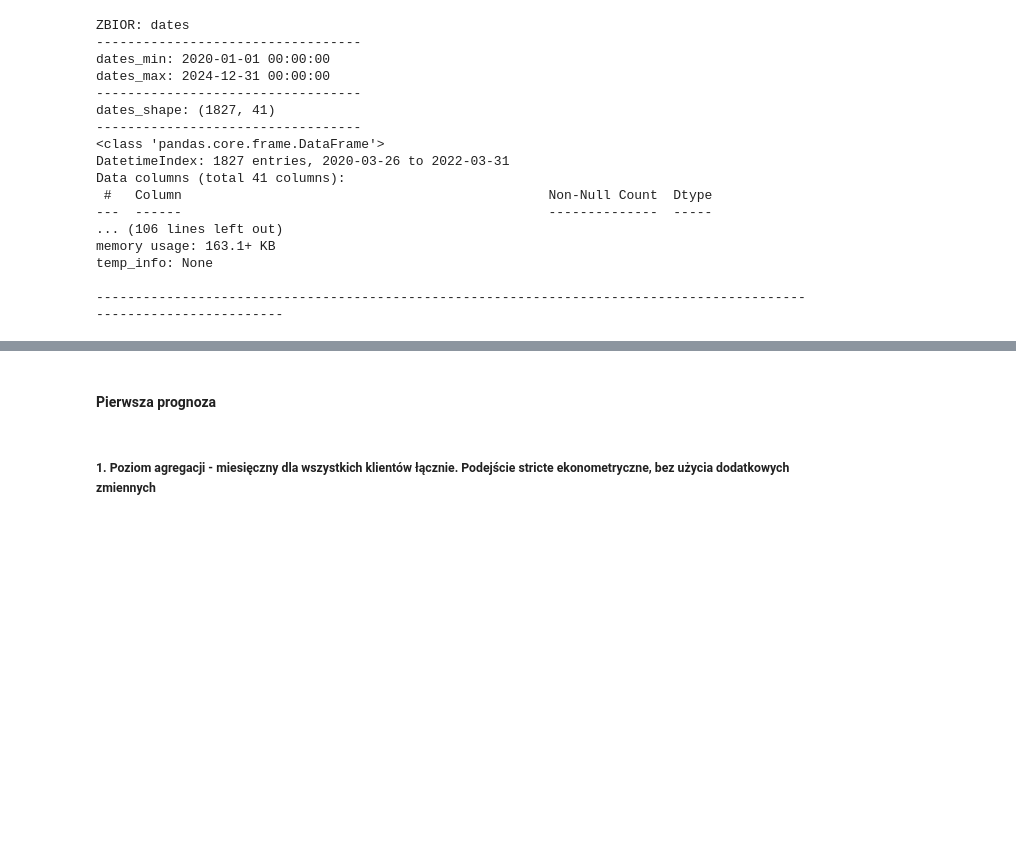
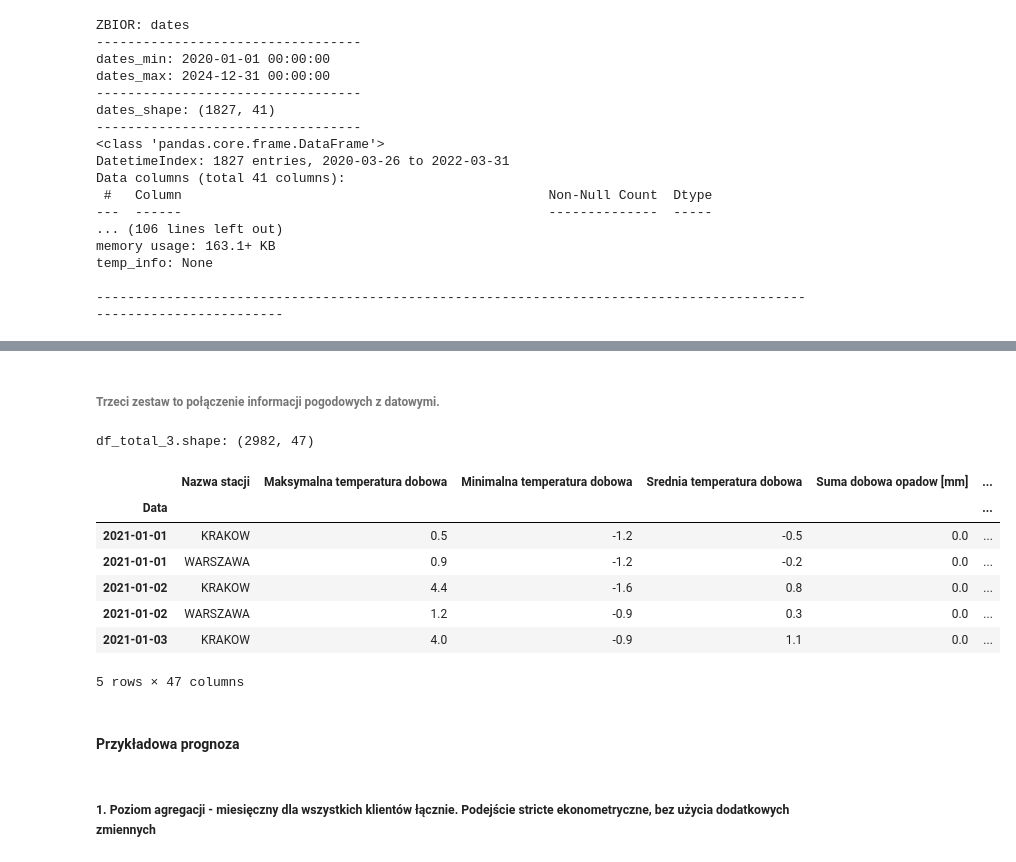
Before and after one commit to pawel-kowal/inp, a Jupyter notebook: analiza.ipynb, the cells around one changed output, grey strips where cells are left out. Drawn from its saved outputs; the diff is of its cells as text; code cells hidden in the pictures; blank space fills up the shorter version.

```diff
--- a/analiza.ipynb
+++ b/analiza.ipynb
@@ -57,7 +57,7 @@ X_client_orders.head()
 # %% [markdown]
 ##### Dane "pogodowe"
 # %%
-path = r'C:\Users\user\Zadanie_Rekrutacyjne2024\Zadanie_Rekrutacyjne2024\Zadanie_Dane_Temperatura'
+path = r'C:\Users\pkowa\inp-main\inp-main\Zadanie_Dane_Temperatura\Zadanie_Dane_Temperatura'
 files = os.listdir(path)
 temp = pd.DataFrame()
 
@@ -88,7 +88,7 @@ print(temp.tail())
 # %% [markdown]
 Wnioskując po rozmiarach plików, dane od sierpnia 2023 są w innym formacie. Przez co złączenie wszystkich jednocześnie nie zadziała.
 # %%
-df = pd.read_csv(r"C:\Users\user\Zadanie_Rekrutacyjne2024\Zadanie_Rekrutacyjne2024\Zadanie_Dane_Temperatura\k_d_08_2023.csv", encoding='windows-1250')
+df = pd.read_csv(r"C:\Users\pkowa\inp-main\inp-main\Zadanie_Dane_Temperatura\Zadanie_Dane_Temperatura\k_d_08_2023.csv", encoding='windows-1250')
 df = df.drop(df.columns[[0,6,8,10,12,14,15,16,17]], axis=1) # sposób pozwalający pozbyć się zbędnych nulli, jednak nie mam pewności, że jest to poprawne założenie, ponieważ nie mam nazw kolumn
 df.head()
 # %% [output]
@@ -117,7 +117,7 @@ array(['PSZCZYNA', 'BRENNA', 'JABŁONKA', 'POLANA CHOCHOŁOWSKA',
 # %% [markdown]
 Widzę, że od sierpnia 2023 mamy dane dla większej ilości miast. Dodatkowo w Warszawę i Kraków mamy inaczej zapisane.
 # %%
-columns = pd.read_csv(r"C:\Users\user\Zadanie_Rekrutacyjne2024\Zadanie_Rekrutacyjne2024\Zadanie_Dane_Temperatura\k_d_01_2021.csv").columns
+columns = pd.read_csv(r"C:\Users\pkowa\inp-main\inp-main\Zadanie_Dane_Temperatura\Zadanie_Dane_Temperatura\k_d_01_2021.csv").columns
 row_0 = df.columns
 df.columns = columns
 pd.DataFrame(list(row_0), list(columns)).T
@@ -151,7 +151,7 @@ def clean_data(df):
     df = pd.concat([pd.DataFrame(list(row_0), list(columns)).T, df], axis=0)
     return df
 # %%
-path = r'C:\Users\user\Zadanie_Rekrutacyjne2024\Zadanie_Rekrutacyjne2024\Zadanie_Dane_Temperatura'
+path = r'C:\Users\pkowa\inp-main\inp-main\Zadanie_Dane_Temperatura\Zadanie_Dane_Temperatura'
 files = os.listdir(path)
 temp = pd.DataFrame()
 for file in files:
@@ -330,5 +363,21 @@ temp_info: None
+# %% [markdown]
+###### Trzeci zestaw to połączenie informacji pogodowych z datowymi.
+# %%
+df_total_3 = temp.join(dates)
+print(f'df_total_3.shape: {df_total_3.shape}')
+df_total_3.head()
+# %% [output]
+df_total_3.shape: (2982, 47)
+|  | Nazwa stacji | Maksymalna temperatura dobowa | Minimalna temperatura dobowa | Srednia temperatura dobowa | Suma dobowa opadow [mm] | ... |
+| Data |  |  |  |  |  | ... |
+| 2021-01-01 | KRAKOW | 0.5 | -1.2 | -0.5 | 0.0 | ... |
+| 2021-01-01 | WARSZAWA | 0.9 | -1.2 | -0.2 | 0.0 | ... |
+| 2021-01-02 | KRAKOW | 4.4 | -1.6 | 0.8 | 0.0 | ... |
+| 2021-01-02 | WARSZAWA | 1.2 | -0.9 | 0.3 | 0.0 | ... |
+| 2021-01-03 | KRAKOW | 4.0 | -0.9 | 1.1 | 0.0 | ... |
+5 rows × 47 columns
 # %% [markdown]
-#### Pierwsza prognoza
+#### Przykładowa prognoza
 # %% [markdown]
 ##### 1. Poziom agregacji - miesięczny dla wszystkich klientów łącznie. Podejście stricte ekonometryczne, bez użycia dodatkowych zmiennych
 # %% [markdown]
```
Also changed, not shown: parts of 16 cells of this notebook.
